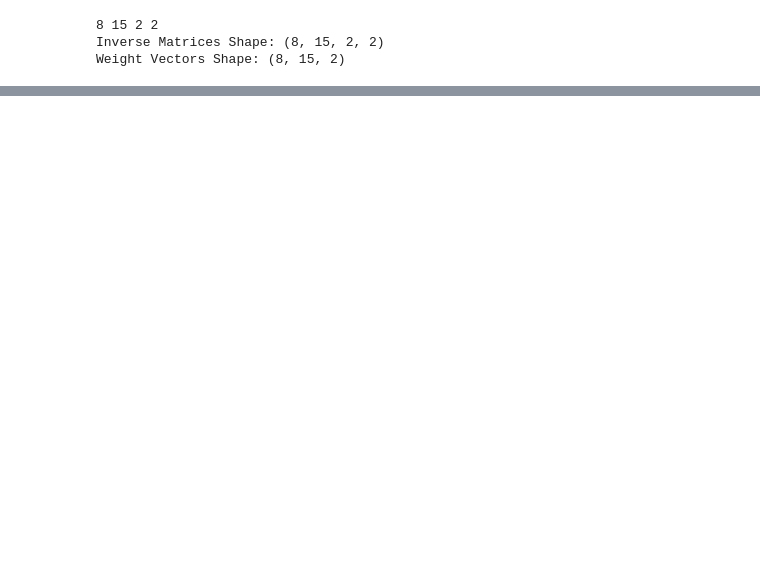
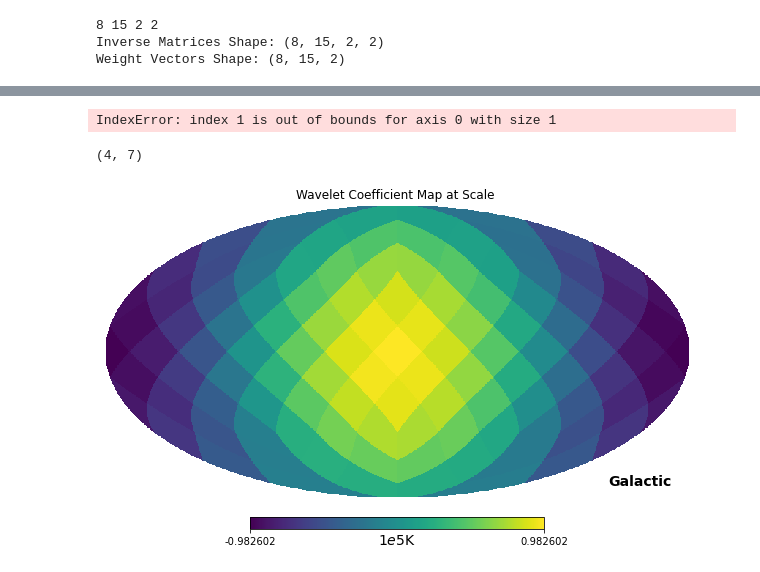
Before and after one commit to CodefromMax/CMB_plot, a Jupyter notebook: code/ILC_30_Steps_ILC.ipynb, the cells around one changed output, grey strips where cells are left out. Saved outputs shown, nothing was run; the diff lists cells and outputs as text; code cells hidden in the pictures; blank space fills up the shorter version.

```diff
--- a/code/ILC_30_Steps_ILC.ipynb
+++ b/code/ILC_30_Steps_ILC.ipynb
@@ -320 +351,5 @@ array([0.08490125+1.45217831e-18j, 0.91509875-1.45217831e-18j])
+# %%
+original_wavelet_c_j
+original_30 = original_wavelet_c_j[(frequencies[0], 0)]
+original_70 = original_wavelet_c_j[(frequencies[1], 0)]
 # %%
@@ -436,0 +359,73 @@ def ILC(MW_Pix_Map):
+# %%
+# stored_wavelet_coeffs_pix[0]
+# Lmax = stored_wavelet_coeffs_pix[0].shape[1]
+
+
+L_max = original_70.shape[0]
+original_map_alm = s2fft.forward(original_70, L = L_max)
+print(original_map_alm.shape)
+original_map_hp_alm = mw_alm_2_hp_alm(original_map_alm, L_max-1)
+original_hp_map = hp.alm2map(original_map_hp_alm, nside=L_max-1)
+
+hp.mollview(
+            original_hp_map*1e5,
+            coord=["G"],
+            title="Wavelet Coefficient Map at Scale ",
+            unit=r"$1e5$K",
+            # min=-1,
+            # max=1,
+        )
+
+
+
+
+L_max = double_70.shape[0]
+original_map_alm = s2fft.forward(double_70, L = L_max)
+print(original_map_alm.shape)
+original_map_hp_alm = mw_alm_2_hp_alm(original_map_alm, L_max-1)
+original_hp_map = hp.alm2map(original_map_hp_alm, nside=L_max-1)
+
+hp.mollview(
+            original_hp_map*1e5,
+            coord=["G"],
+            title="Wavelet Coefficient Map at Scale ",
+            unit=r"$1e5$K",
+            # min=-1,
+            # max=1,
+        )
+
+trimmed_map = trim_alm_to_original(double_70, [4,7])
+doubled_map_alm = s2fft.forward(trimmed_map, L = trimmed_map.shape[0])
+print(doubled_map_alm.shape)
+doubled_map_hp_alm = mw_alm_2_hp_alm(doubled_map_alm, trimmed_map.shape[0]-1)
+doubled_hp_map = hp.alm2map(doubled_map_hp_alm, nside=trimmed_map.shape[0]-1)
+hp.mollview(
+            doubled_hp_map*1e5,
+            coord=["G"],
+            title="Wavelet Coefficient Map at Scale ",
+            unit=r"$1e5$K",
+            # min=-1,
+            # max=1,
+        )
+# %% [output]
+IndexError: index 1 is out of bounds for axis 0 with size 1
+# %%
+stored_wavelet_coeffs_pix[0]
+Lmax = stored_wavelet_coeffs_pix[0].shape[1]
+L_max = original_70.shape[0]
+original_map_alm = s2fft.forward(original_70, L = Lmax)
+print(original_map_alm.shape)
+original_map_hp_alm = mw_alm_2_hp_alm(original_map_alm, Lmax-1)
+original_hp_map = hp.alm2map(original_map_hp_alm, nside=Lmax-1)
+
+hp.mollview(
+            original_hp_map*1e5,
+            coord=["G"],
+            title="Wavelet Coefficient Map at Scale ",
+            unit=r"$1e5$K",
+            # min=-1,
+            # max=1,
+        )
+# %% [output]
+(4, 7)
+[figure, added]
```
Also changed, not shown: parts of 23 cells of this notebook, 3 other files.
